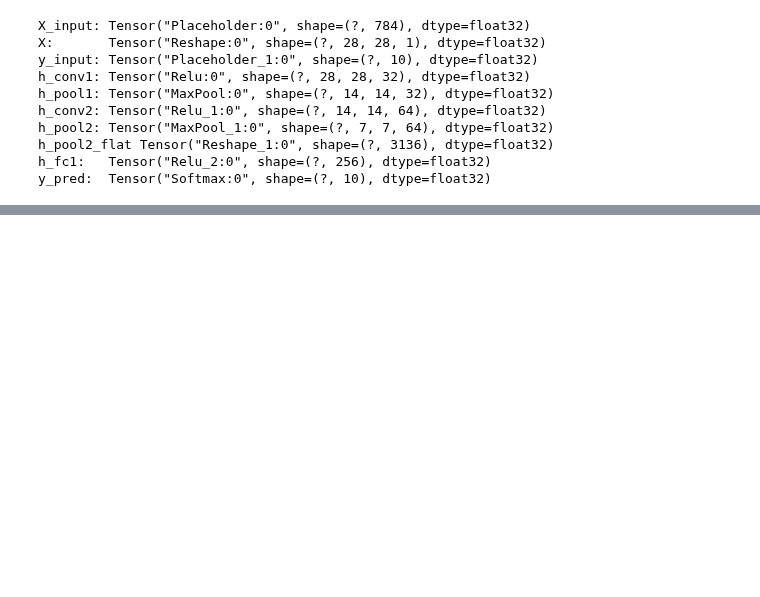
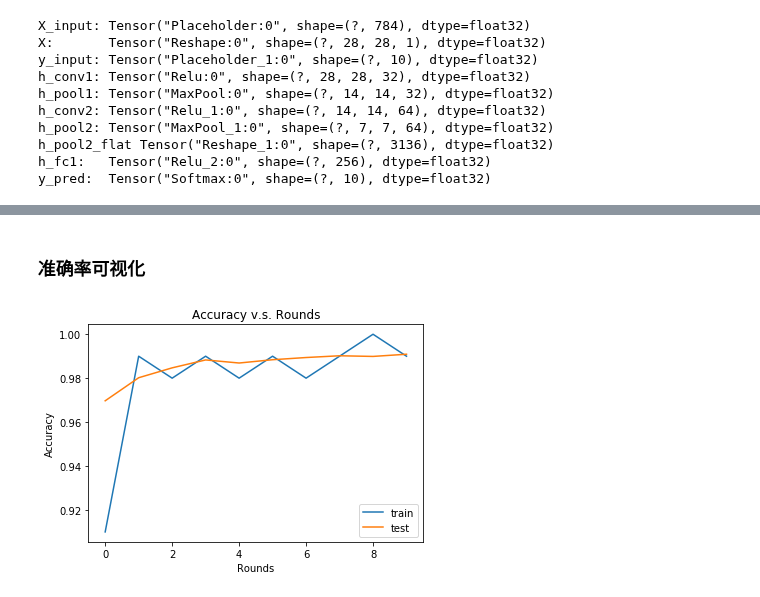
Before and after one commit to chenshiyang/Tensorflow-Projects, a Jupyter notebook: project01/CNN-for-MNIST.ipynb, the cells around one changed output, grey strips where cells are left out. Cells and saved outputs as stored; diff of their text form; code cells hidden in the pictures; blank space fills up the shorter version.

```diff
--- a/project01/CNN-for-MNIST.ipynb
+++ b/project01/CNN-for-MNIST.ipynb
@@ -117,2 +167,20 @@ y_pred:  Tensor("Softmax:0", shape=(?, 10), dtype=float32)
 # %% [markdown]
-###
+### 准确率可视化
+# %%
+import pandas as pd
+import matplotlib.pyplot as plt
+%matplotlib inline
+train_line = pd.Series(train_accs)
+test_line = pd.Series(test_accs)
+fig = plt.figure()
+ax = fig.add_subplot(111)
+ax.set_xlabel('Rounds')
+ax.set_ylabel('Accuracy')
+ax.set_title('Accuracy v.s. Rounds')
+ax.set_xlim(-0.5, 9.5)
+train_line.plot(kind='line')
+test_line.plot(kind='line')
+plt.legend(labels=['train', 'test'])
+plt.show()
+# %% [output]
+[figure, added]
```
Also changed, not shown: parts of 6 cells of this notebook, 1 other file.
